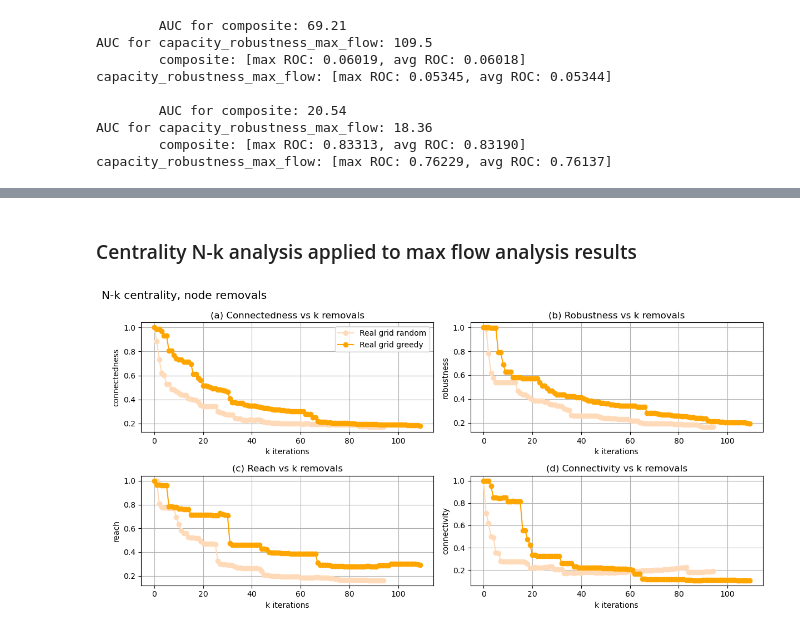
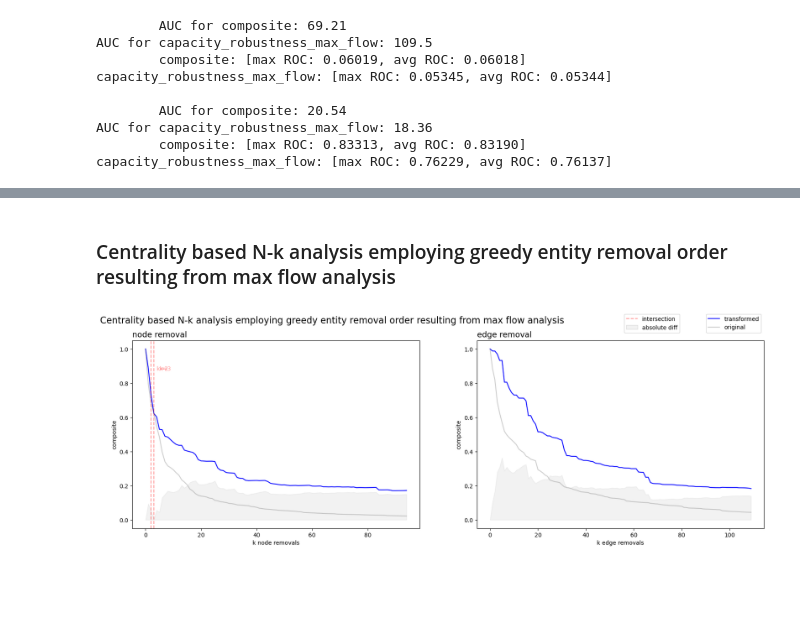
Before and after one commit to johanmasvie/iggielgn_topology_analysis, a Jupyter notebook: N-k_COMPARISON.ipynb, the cells around one changed output, grey strips where cells are left out. Saved outputs shown, nothing was run; the diff lists cells and outputs as text; code cells hidden in the pictures; blank space fills up the shorter version.

```diff
--- a/N-k_COMPARISON.ipynb
+++ b/N-k_COMPARISON.ipynb
@@ -130,5 +173,5 @@ utils_max_flow.plot_biplot(centrality_greedily_removed_edges_max_flow_df, 'centr
 # %% [markdown]
-### Centrality N-k analysis applied to max flow analysis results
+### Centrality based N-k analysis employing greedy entity removal order resulting from max flow analysis
 # %%
 # max_flow_greedily_removed_nodes_centrality_df, _ = utils_centrality.n_minus_k(G_simple_directed, heuristic='max_flow', remove='node', greedy_max_flow_lst=max_flow_greedily_removed_nodes_lst)
 # max_flow_greedily_removed_nodes_centrality_df.to_pickle('results/comparison/max_flow_greedily_removed_nodes_centrality_df.pkl')
@@ -136,9 +179,8 @@ max_flow_greedily_removed_nodes_centrality_df = pd.read_pickle('results/comparis
 # %%
 # max_flow_greedily_removed_edges_centrality_df, _ = utils_centrality.n_minus_k(G_simple_directed, heuristic='max_flow', remove='edge', greedy_max_flow_lst=max_flow_greedily_removed_edges_lst)
 # max_flow_greedily_removed_edges_centrality_df.to_pickle('results/comparison/max_flow_greedily_removed_edges_centrality_df.pkl')
-max_flow_greedily_removed_edges_max_flow_df = pd.read_pickle('results/comparison/max_flow_greedily_removed_edges_centrality_df.pkl')
+max_flow_greedily_removed_edges_centrality_df = pd.read_pickle('results/comparison/max_flow_greedily_removed_edges_centrality_df.pkl')
-# %%
-titles = ['(a) Connectedness vs k removals', '(b) Robustness vs k removals', '(c) Reach vs k removals', '(d) Connectivity vs k removals']
-utils_centrality.plot_connectedness_fourway([max_flow_greedily_removed_nodes_centrality_df, max_flow_greedily_removed_edges_max_flow_df], titles, 'N-k centrality, node removals')
-# %% [output]
-[figure, removed]
+# %%
+utils.plot_transform_analysis([max_flow_greedily_removed_nodes_centrality_df, max_flow_greedily_removed_edges_centrality_df], [centrality_greedy_node_removal_df, centrality_greedy_edge_removal_df], 'composite')
+# %% [output]
+[figure, added]
```
Also changed, not shown: parts of 16 cells of this notebook, 1 other file.
